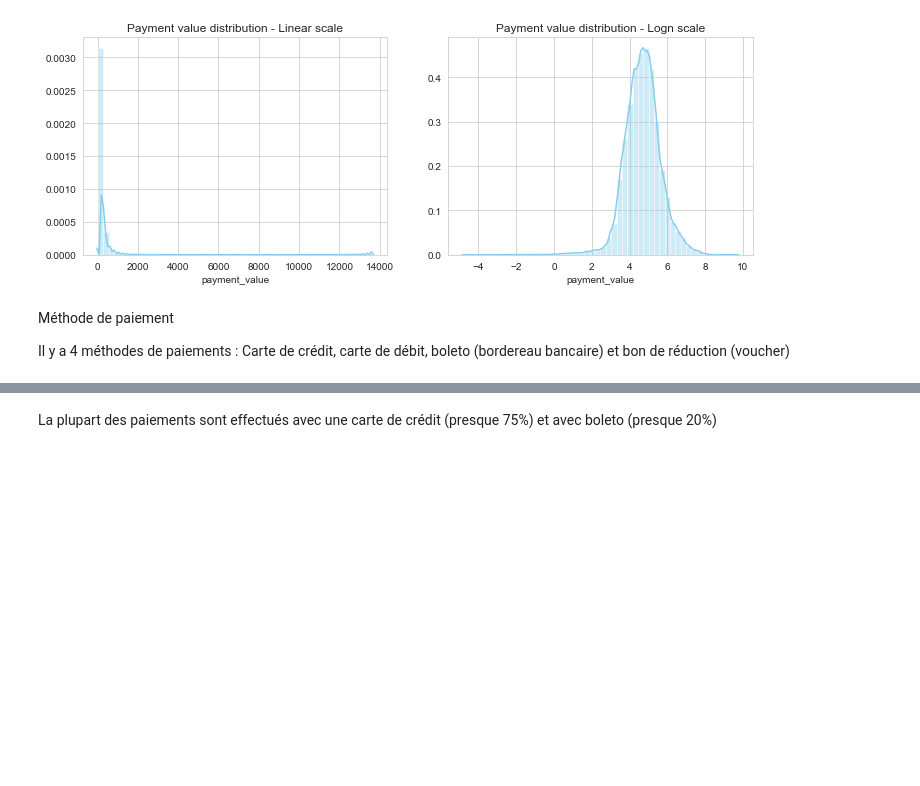
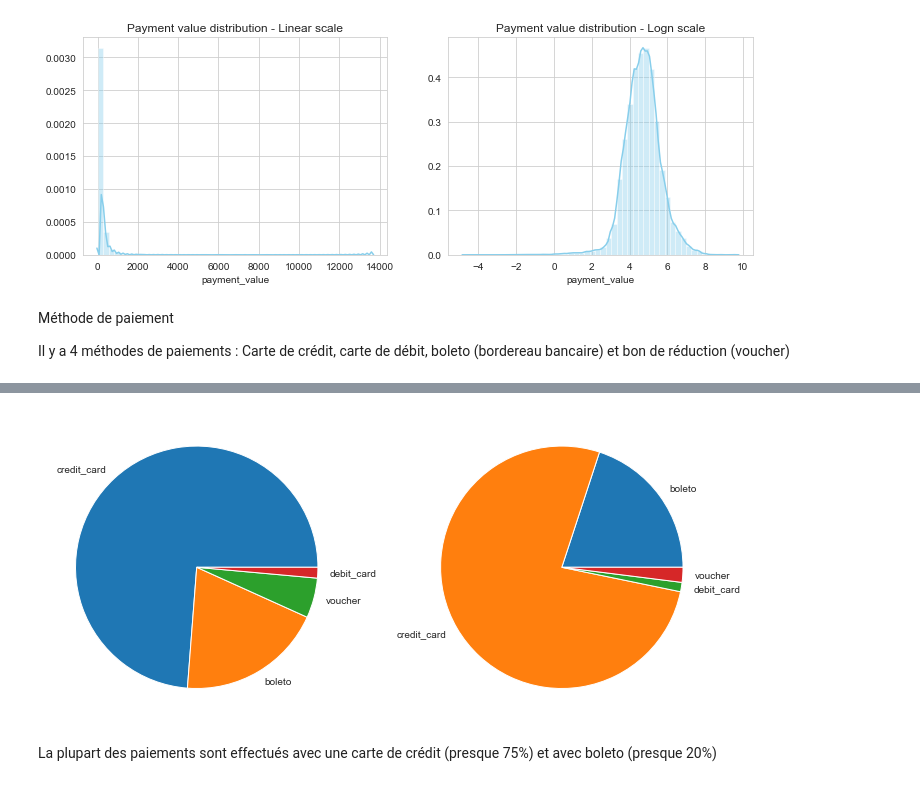
Before and after one commit to Julien-Martin/OC-IML-P4, a Jupyter notebook: Cleaning & EDA.ipynb, the cells around one changed output, grey strips where cells are left out. Cells and saved outputs as stored; diff of their text form; code cells hidden in the pictures; blank space fills up the shorter version.

```diff
--- a/Cleaning & EDA.ipynb
+++ b/Cleaning & EDA.ipynb
@@ -363,3 +351,16 @@ iplot(fig)
+# %%
+method_count = df['payment_type'].value_counts()
+method_value = df.groupby('payment_type')['payment_value'].sum()
+
+plt.figure(figsize=(10, 5))
+plt.subplot(1, 2, 1)
+plt.pie(method_count, labels=method_count.index)
+plt.subplot(1, 2, 2)
+plt.pie(method_value, labels=method_value.index)
+plt.tight_layout()
+plt.show()
+# %% [output]
+[figure, added]
 # %% [markdown]
 La plupart des paiements sont effectués avec une carte de crédit (presque 75%) et avec boleto (presque 20%)
 # %%
```
Also changed, not shown: parts of 4 cells of this notebook.
